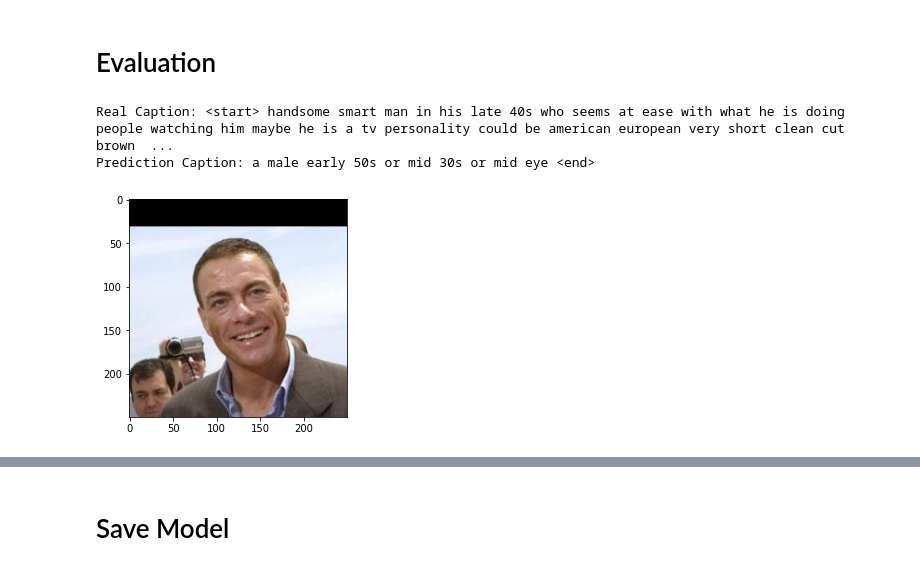
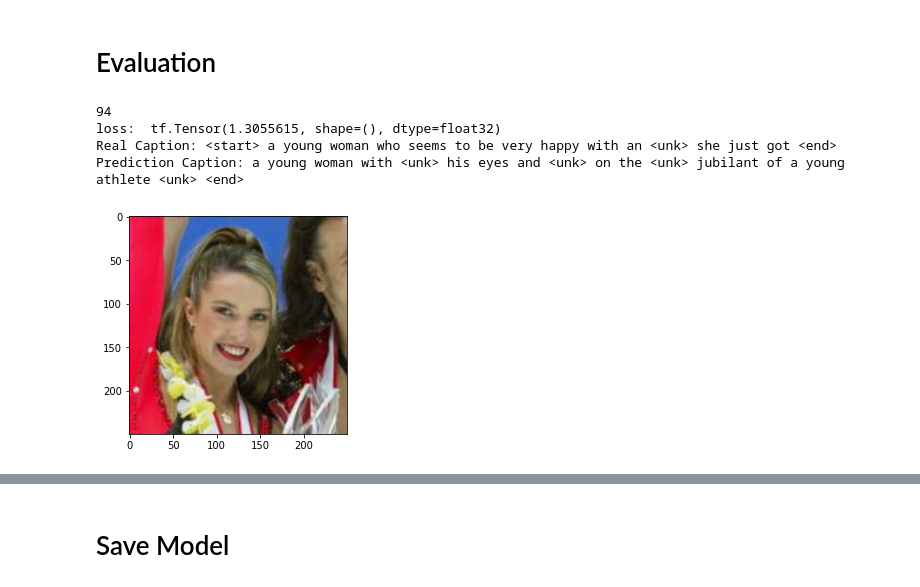
Before and after one commit to austin-strom/text2face, a Jupyter notebook: TFImageCap.ipynb, the cells around one changed output, grey strips where cells are left out. Saved outputs shown, nothing was run; the diff lists cells and outputs as text; code cells hidden in the pictures.

```diff
--- a/TFImageCap.ipynb
+++ b/TFImageCap.ipynb
@@ -368,9 +402,9 @@ ckpt_manager = tf.train.CheckpointManager(ckpt, checkpoint_path, max_to_keep=5)
 
 import pickle
 
-tokenizer_location = '/content/drive/MyDrive/TextToFace/'
+tokenizer_location = '/content/drive/MyDrive/TextToFace/Test3'
 checkpoint_path = '/content/drive/MyDrive/TextToFace/'
-# saving
+# saving tokenizer
 with open(tokenizer_location + 'tokenizer.pickle', 'wb') as handle:
     pickle.dump(tokenizer, handle, protocol=pickle.HIGHEST_PROTOCOL)
 # %% [output]
@@ -387,9 +421,9 @@ print(start_epoch)
 # %% [output]
 0
 # %%
-saving_encoder_path = '/content/drive/MyDrive/TextToFace/Test2/encoder'
-saving_decoder_path = '/content/drive/MyDrive/TextToFace/Test2/decoder'
-load_model = True
+saving_encoder_path = '/content/drive/MyDrive/TextToFace/Test3/encoder'
+saving_decoder_path = '/content/drive/MyDrive/TextToFace/Test3/decoder'
+load_model = False
 # %%
 if load_model:
   encoder.load_weights(saving_encoder_path)
@@ -470,12 +561,13 @@ plt.show()
 # %% [markdown]
 # Evaluation
 # %%
-def evaluate(image):
+def evaluate(image, real=None):
     # attention_plot = np.zeros((max_length, attention_features_shape))
 
     hidden = decoder.reset_state(batch_size=1)
 
     temp_input = tf.expand_dims(load_image(image)[0], 0)
+    # print(temp_input.shape)
     img_tensor_val = image_features_extract_model(temp_input)
     img_tensor_val = tf.reshape(img_tensor_val, (img_tensor_val.shape[0],
                                                  -1,
@@ -485,26 +577,32 @@ def evaluate(image):
 
     dec_input = tf.expand_dims([tokenizer.word_index['<start>']], 0)
     result = []
-
+    loss = 0
+    predicted_done = False
     for i in range(max_length):
         predictions, hidden, attention_weights = decoder([dec_input,
                                                          features,
                                                          hidden])
         # print(predictions)
         # attention_plot[i] = tf.reshape(attention_weights, (-1, )).numpy()
+        loss += loss_function(real[i], predictions)
+        predicted_id = tf.random.categorical(predictions, 1)[0][0].numpy()
 
-        predicted_id = tf.random.categorical(predictions, 1)[0][0].numpy()
-        result.append(tokenizer.index_word[predicted_id])
+        if predicted_done:
+            predicted_id = 0
+        else:
+            result.append(tokenizer.index_word[predicted_id])
 
         if tokenizer.index_word[predicted_id] == '<end>':
-            return result
+            predicted_done = True
 
         dec_input = tf.expand_dims([predicted_id], 0)
-
     # attention_plot = attention_plot[:len(result), :]
     # print(predictions)
     # print(tokenizer.index_word[predicted_id])
-    return result
+    print(real.shape[0])
+    loss = loss/real.shape[0]
+    return result,loss
 # %%
 def plot_attention(image, result, attention_plot):
     temp_image = np.array(Image.open(image))
@@ -530,16 +628,30 @@ def image_display(image):
 # %%
 # captions on the validation set
 rid = np.random.randint(0, len(img_name_val))
 image = img_name_val[rid]
 real_caption = ' '.join([tokenizer.index_word[i]
                         for i in cap_val[rid] if i not in [0]])
-result = evaluate(image)
+captions = [real_caption, real_caption]
+
+# for caption in captions:
+
+#   print(caption.split())
+# import torch
+# test = torch.Tensor([[tokenizer.word_index[i] for i in caption.split()] for caption in captions])
+# test1 = test[1]
+# print(test1[1])
+# print(test1[1]*2
+
+result, loss = evaluate(image, real=tf.Variable([i for i in cap_val[rid]]))
+print("loss: ", loss)
 print('Real Caption:', real_caption)
 print('Prediction Caption:', ' '.join(result))
 # loss_function(real_caption, result)
 # plot_attention(image, result, attention_plot)
 image_display(image)
 # %% [output]
-Real Caption: <start> handsome smart man in his late 40s who seems at ease with what he is doing people watching him maybe he is a tv personality could be american european very short clean cut brown  ...
-Prediction Caption: a male early 50s or mid 30s or mid eye <end>
+94
+loss:  tf.Tensor(1.3055615, shape=(), dtype=float32)
+Real Caption: <start> a young woman who seems to be very happy with an <unk> she just got <end>
+Prediction Caption: a young woman with <unk> his eyes and <unk> on the <unk> jubilant of a young athlete <unk> <end>
-[figure, old version]
+[figure, new version]
```
Also changed, not shown: parts of 22 cells of this notebook.
